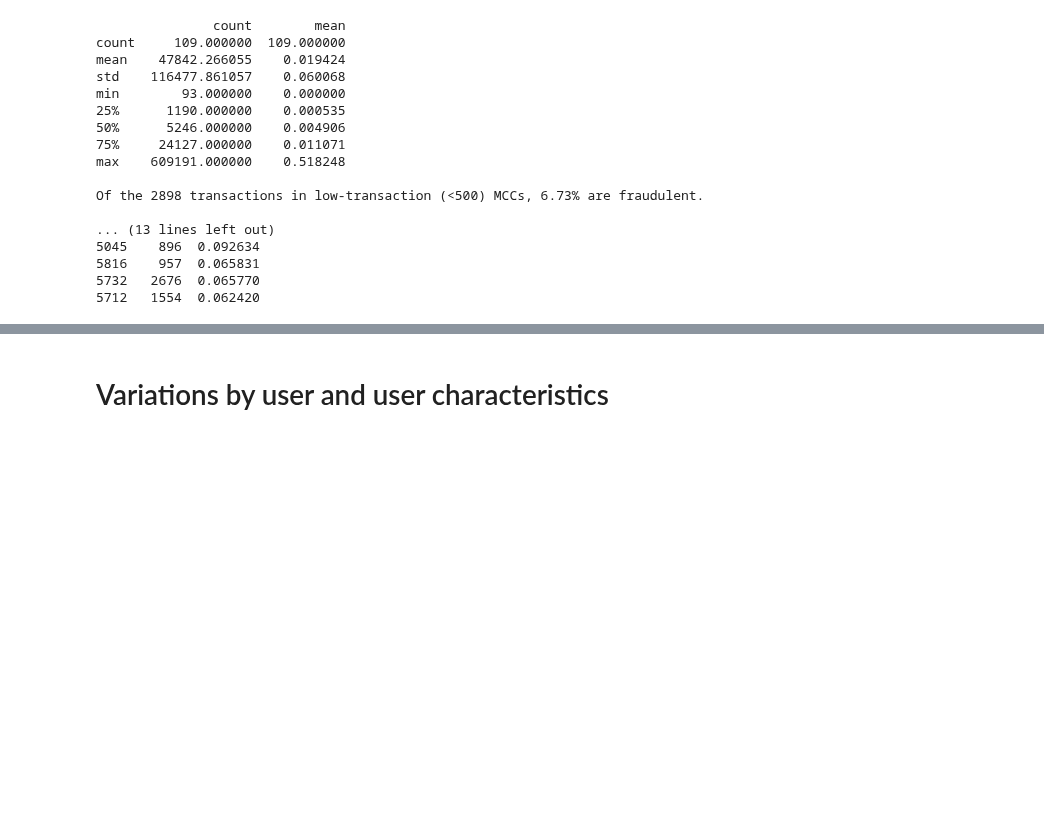
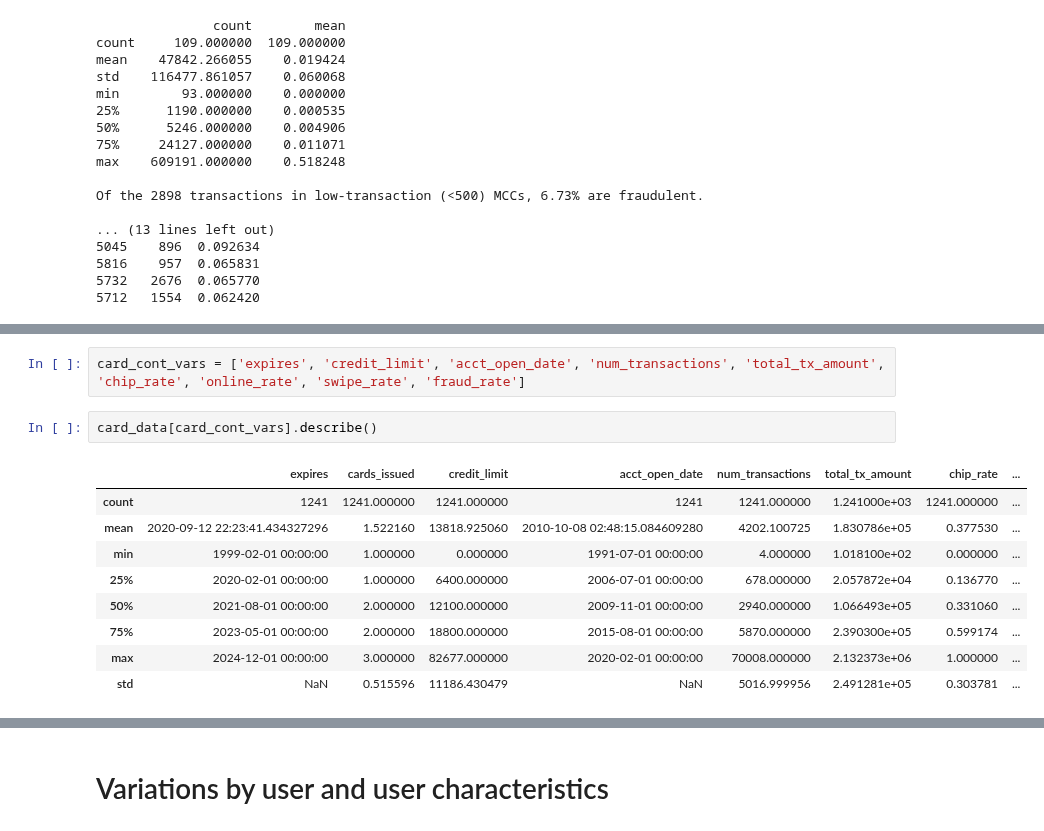
Before and after one commit to msc2106/CreditCardFraud, a Jupyter notebook: notebooks/eda.ipynb, the cells around one changed output, grey strips where cells are left out. Saved outputs shown, nothing was run; the diff lists cells and outputs as text; blank space fills up the shorter version.

```diff
--- a/notebooks/eda.ipynb
+++ b/notebooks/eda.ipynb
@@ -359,0 +383,14 @@ Of the 2898 transactions in low-transaction (<500) MCCs, 6.73% are fraudulent.
+# %%
+card_cont_vars = ['expires', 'credit_limit', 'acct_open_date', 'num_transactions', 'total_tx_amount', 'chip_rate', 'online_rate', 'swipe_rate', 'fraud_rate']
+# %%
+card_data[card_cont_vars].describe()
+# %% [output]
+|  | expires | cards_issued | credit_limit | acct_open_date | num_transactions | total_tx_amount | chip_rate | ... |
+| count | 1241 | 1241.000000 | 1241.000000 | 1241 | 1241.000000 | 1.241000e+03 | 1241.000000 | ... |
+| mean | 2020-09-12 22:23:41.434327296 | 1.522160 | 13818.925060 | 2010-10-08 02:48:15.084609280 | 4202.100725 | 1.830786e+05 | 0.377530 | ... |
+| min | 1999-02-01 00:00:00 | 1.000000 | 0.000000 | 1991-07-01 00:00:00 | 4.000000 | 1.018100e+02 | 0.000000 | ... |
+| 25% | 2020-02-01 00:00:00 | 1.000000 | 6400.000000 | 2006-07-01 00:00:00 | 678.000000 | 2.057872e+04 | 0.136770 | ... |
+| 50% | 2021-08-01 00:00:00 | 2.000000 | 12100.000000 | 2009-11-01 00:00:00 | 2940.000000 | 1.066493e+05 | 0.331060 | ... |
+| 75% | 2023-05-01 00:00:00 | 2.000000 | 18800.000000 | 2015-08-01 00:00:00 | 5870.000000 | 2.390300e+05 | 0.599174 | ... |
+| max | 2024-12-01 00:00:00 | 3.000000 | 82677.000000 | 2020-02-01 00:00:00 | 70008.000000 | 2.132373e+06 | 1.000000 | ... |
+| std | NaN | 0.515596 | 11186.430479 | NaN | 5016.999956 | 2.491281e+05 | 0.303781 | ... |
```
Also changed, not shown: parts of 15 cells of this notebook, 1 other file.
